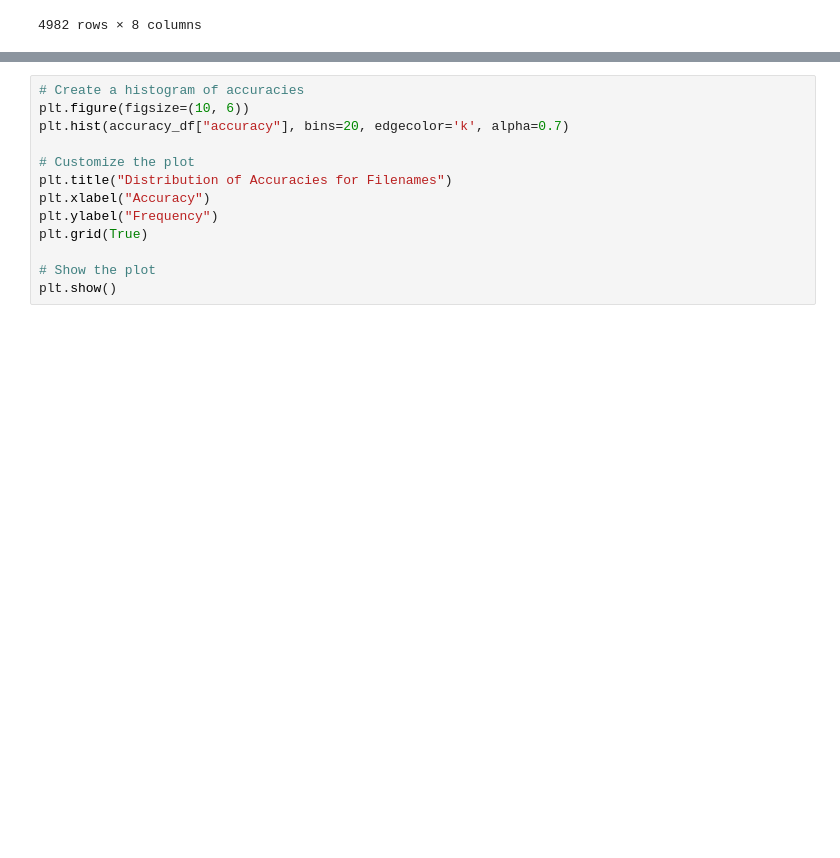
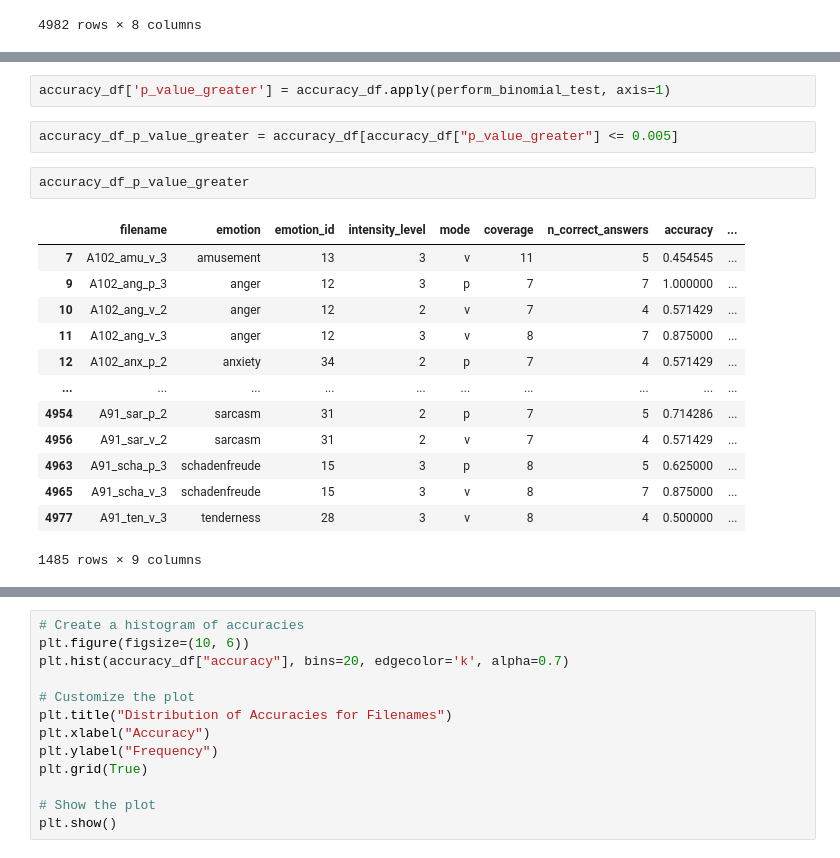
Before and after one commit to timlac/reco-response-analysis, a Jupyter notebook: accuracy_by_segment.ipynb, the cells around one changed output, grey strips where cells are left out. Saved outputs shown, nothing was run; the diff lists cells and outputs as text; blank space fills up the shorter version.

```diff
--- a/accuracy_by_segment.ipynb
+++ b/accuracy_by_segment.ipynb
@@ -245,0 +268,20 @@ accuracy_df
+# %%
+accuracy_df['p_value_greater'] = accuracy_df.apply(perform_binomial_test, axis=1)
+# %%
+accuracy_df_p_value_greater = accuracy_df[accuracy_df["p_value_greater"] <= 0.005]
+# %%
+accuracy_df_p_value_greater
+# %% [output]
+|  | filename | emotion | emotion_id | intensity_level | mode | coverage | n_correct_answers | accuracy | ... |
+| 7 | A102_amu_v_3 | amusement | 13 | 3 | v | 11 | 5 | 0.454545 | ... |
+| 9 | A102_ang_p_3 | anger | 12 | 3 | p | 7 | 7 | 1.000000 | ... |
+| 10 | A102_ang_v_2 | anger | 12 | 2 | v | 7 | 4 | 0.571429 | ... |
+| 11 | A102_ang_v_3 | anger | 12 | 3 | v | 8 | 7 | 0.875000 | ... |
+| 12 | A102_anx_p_2 | anxiety | 34 | 2 | p | 7 | 4 | 0.571429 | ... |
+| ... | ... | ... | ... | ... | ... | ... | ... | ... | ... |
+| 4954 | A91_sar_p_2 | sarcasm | 31 | 2 | p | 7 | 5 | 0.714286 | ... |
+| 4956 | A91_sar_v_2 | sarcasm | 31 | 2 | v | 7 | 4 | 0.571429 | ... |
+| 4963 | A91_scha_p_3 | schadenfreude | 15 | 3 | p | 8 | 5 | 0.625000 | ... |
+| 4965 | A91_scha_v_3 | schadenfreude | 15 | 3 | v | 8 | 7 | 0.875000 | ... |
+| 4977 | A91_ten_v_3 | tenderness | 28 | 3 | v | 8 | 4 | 0.500000 | ... |
+1485 rows × 9 columns
```
Also changed, not shown: parts of 30 cells of this notebook, 15 other files.
